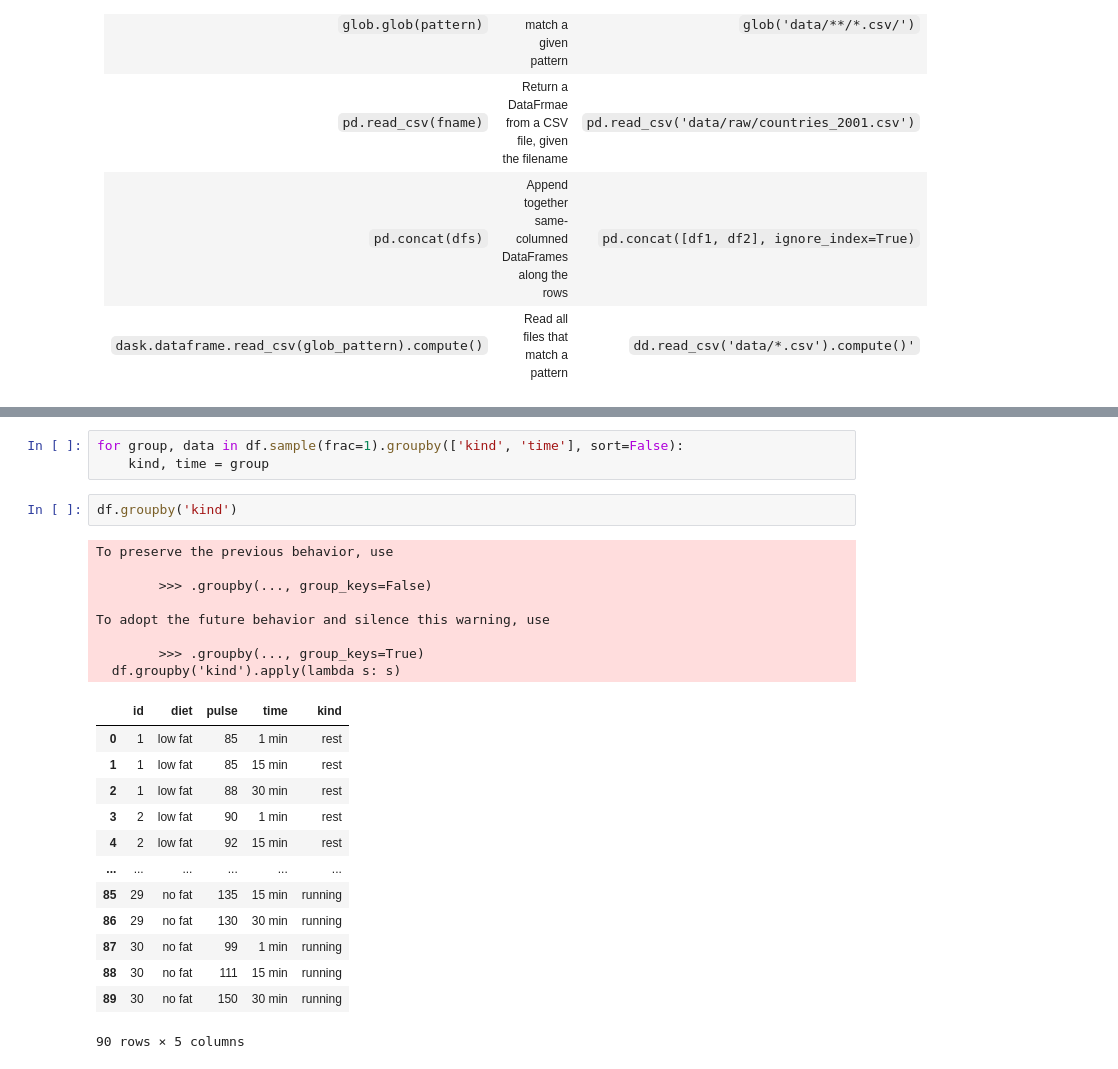
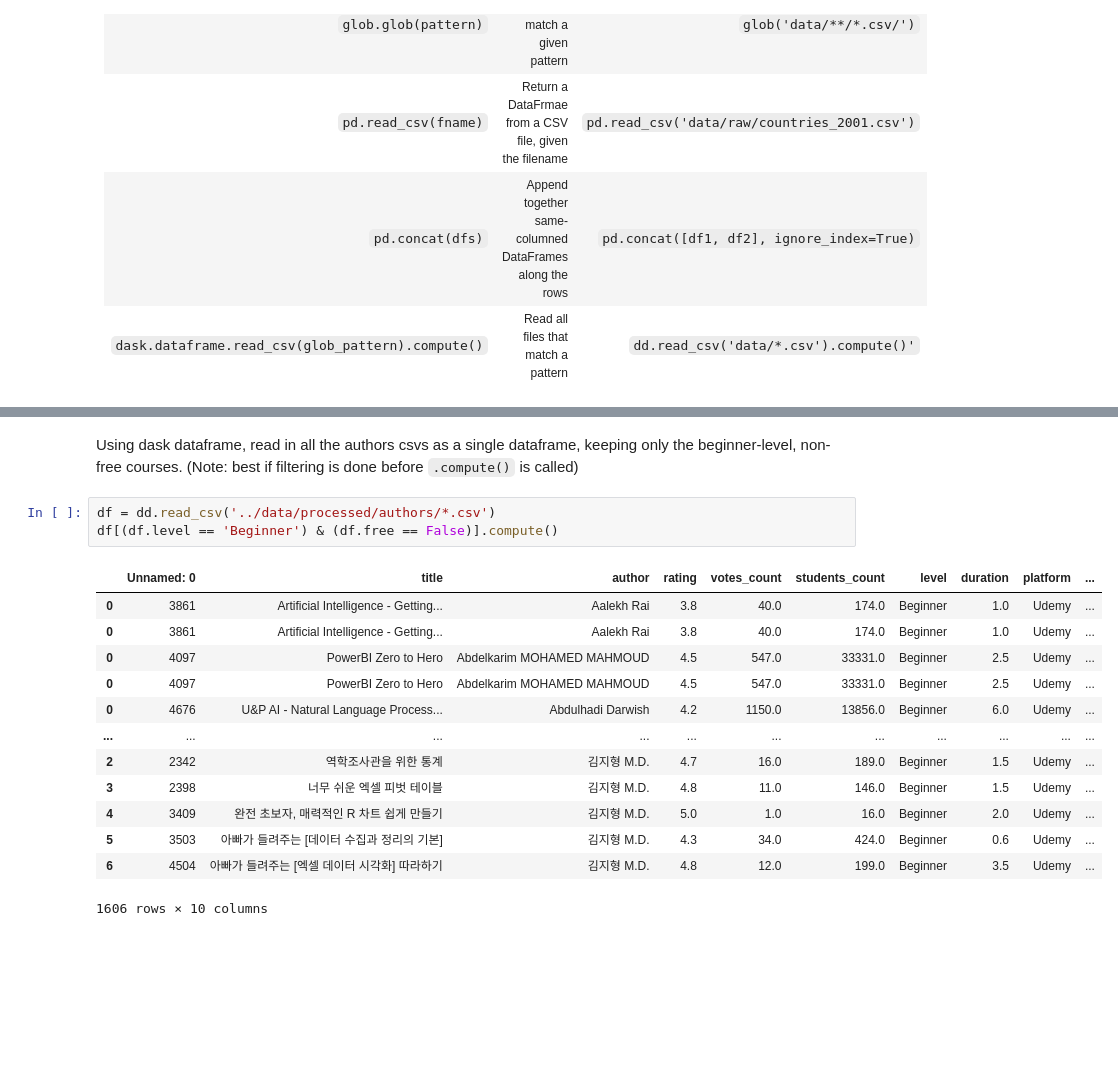
Before and after one commit to nickdelgrosso/CodeTeachingMaterials, a Jupyter notebook: notebooks/DS Pandas Concatenate.ipynb, the cells around one changed output, grey strips where cells are left out. Drawn from its saved outputs; the diff is of its cells as text; blank space fills up the shorter version.

```diff
--- a/notebooks/DS Pandas Concatenate.ipynb
+++ b/notebooks/DS Pandas Concatenate.ipynb
@@ -130,27 +358,19 @@ df.groupby('kind', as_index=False).pulse.mean()
-# %%
-for group, data in df.sample(frac=1).groupby(['kind', 'time'], sort=False):
-    kind, time = group
-# %%
-df.groupby('kind')
-# %% [output]
-To preserve the previous behavior, use
-
-        >>> .groupby(..., group_keys=False)
-
-To adopt the future behavior and silence this warning, use
-
-        >>> .groupby(..., group_keys=True)
-  df.groupby('kind').apply(lambda s: s)
-|  | id | diet | pulse | time | kind |
-| 0 | 1 | low fat | 85 | 1 min | rest |
-| 1 | 1 | low fat | 85 | 15 min | rest |
-| 2 | 1 | low fat | 88 | 30 min | rest |
-| 3 | 2 | low fat | 90 | 1 min | rest |
-| 4 | 2 | low fat | 92 | 15 min | rest |
-| ... | ... | ... | ... | ... | ... |
-| 85 | 29 | no fat | 135 | 15 min | running |
-| 86 | 29 | no fat | 130 | 30 min | running |
-| 87 | 30 | no fat | 99 | 1 min | running |
-| 88 | 30 | no fat | 111 | 15 min | running |
-| 89 | 30 | no fat | 150 | 30 min | running |
-90 rows × 5 columns
+# %% [markdown]
+Using dask dataframe, read in all the authors csvs as a single dataframe, keeping only the beginner-level, non-free courses.  (Note: best if filtering is done before `.compute()` is called)
+# %%
+df = dd.read_csv('../data/processed/authors/*.csv')
+df[(df.level == 'Beginner') & (df.free == False)].compute()
+# %% [output]
+|  | Unnamed: 0 | title | author | rating | votes_count | students_count | level | duration | platform | ... |
+| 0 | 3861 | Artificial Intelligence - Getting... | Aalekh Rai | 3.8 | 40.0 | 174.0 | Beginner | 1.0 | Udemy | ... |
+| 0 | 3861 | Artificial Intelligence - Getting... | Aalekh Rai | 3.8 | 40.0 | 174.0 | Beginner | 1.0 | Udemy | ... |
+| 0 | 4097 | PowerBI Zero to Hero | Abdelkarim MOHAMED MAHMOUD | 4.5 | 547.0 | 33331.0 | Beginner | 2.5 | Udemy | ... |
+| 0 | 4097 | PowerBI Zero to Hero | Abdelkarim MOHAMED MAHMOUD | 4.5 | 547.0 | 33331.0 | Beginner | 2.5 | Udemy | ... |
+| 0 | 4676 | U&P AI - Natural Language Process... | Abdulhadi Darwish | 4.2 | 1150.0 | 13856.0 | Beginner | 6.0 | Udemy | ... |
+| ... | ... | ... | ... | ... | ... | ... | ... | ... | ... | ... |
+| 2 | 2342 | 역학조사관을 위한 통계 | 김지형 M.D. | 4.7 | 16.0 | 189.0 | Beginner | 1.5 | Udemy | ... |
+| 3 | 2398 | 너무 쉬운 엑셀 피벗 테이블 | 김지형 M.D. | 4.8 | 11.0 | 146.0 | Beginner | 1.5 | Udemy | ... |
+| 4 | 3409 | 완전 초보자, 매력적인 R 차트 쉽게 만들기 | 김지형 M.D. | 5.0 | 1.0 | 16.0 | Beginner | 2.0 | Udemy | ... |
+| 5 | 3503 | 아빠가 들려주는 [데이터 수집과 정리의 기본] | 김지형 M.D. | 4.3 | 34.0 | 424.0 | Beginner | 0.6 | Udemy | ... |
+| 6 | 4504 | 아빠가 들려주는 [엑셀 데이터 시각화] 따라하기 | 김지형 M.D. | 4.8 | 12.0 | 199.0 | Beginner | 3.5 | Udemy | ... |
+1606 rows × 10 columns
```
Also changed, not shown: parts of 65 cells of this notebook, 7 other files.
